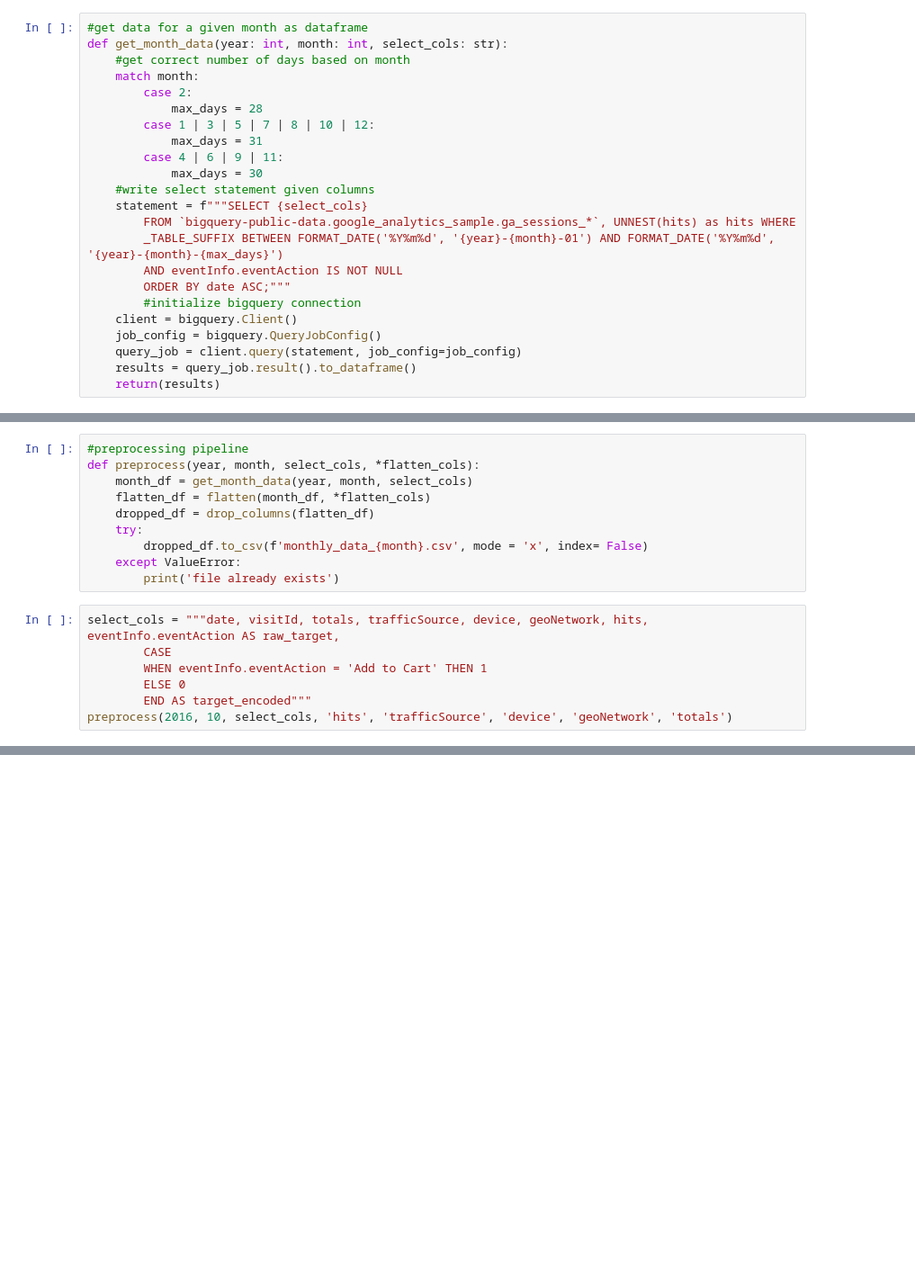
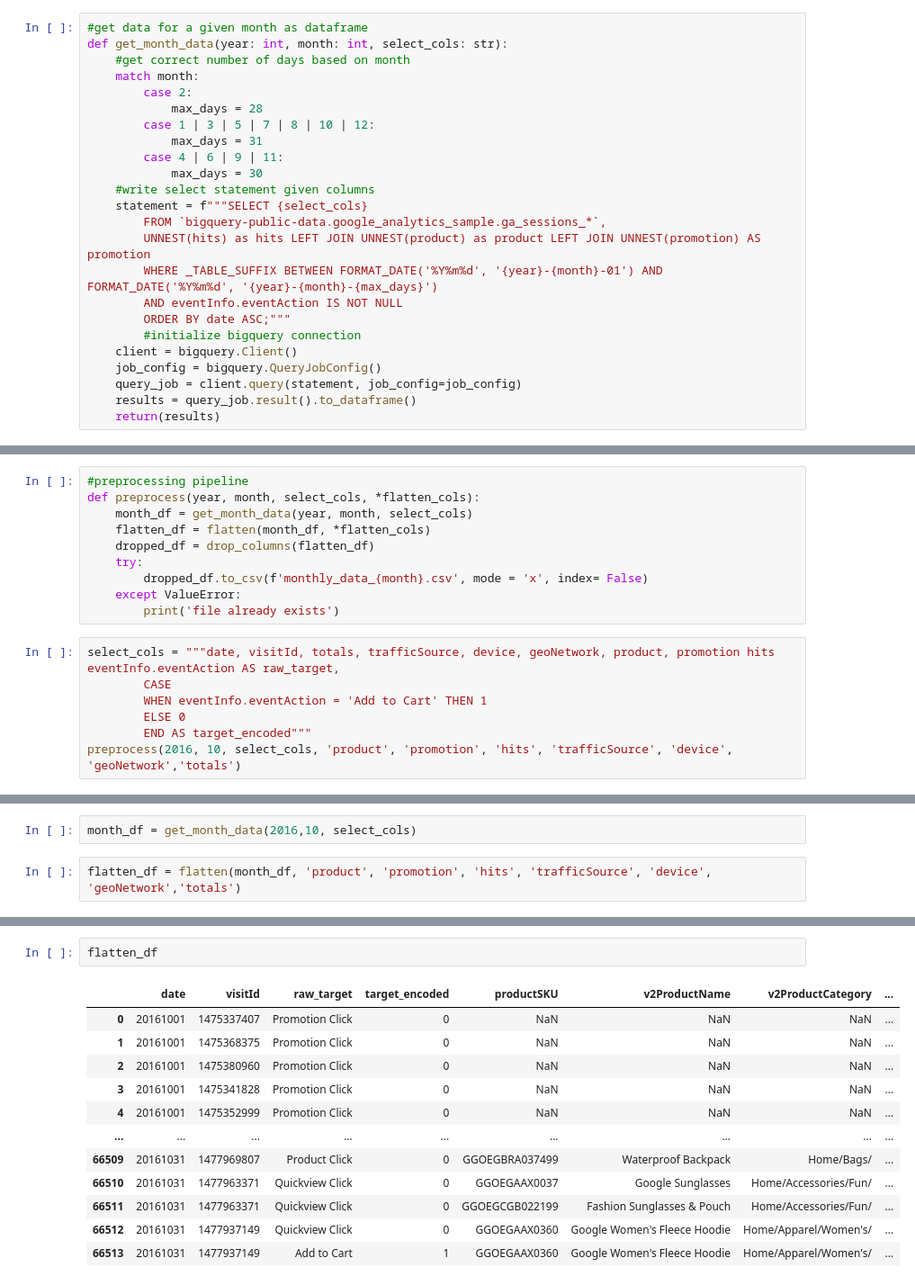
Before and after one commit to York-Solutions-B2E/jenny-huang-aml-capstone, a Jupyter notebook: data_ingestion.ipynb, the cells around one changed output, grey strips where cells are left out. Shown: that part at 90% size. Cells and saved outputs as stored; diff of their text form; blank space fills up the shorter version.

```diff
--- a/data_ingestion.ipynb
+++ b/data_ingestion.ipynb
@@ -16,8 +16,9 @@ def get_month_data(year: int, month: int, select_cols: str):
             max_days = 30
     #write select statement given columns
     statement = f"""SELECT {select_cols}
-        FROM `bigquery-public-data.google_analytics_sample.ga_sessions_*`, UNNEST(hits) as hits WHERE
-        _TABLE_SUFFIX BETWEEN FORMAT_DATE('%Y%m%d', '{year}-{month}-01') AND FORMAT_DATE('%Y%m%d', '{year}-{month}-{max_days}')
+        FROM `bigquery-public-data.google_analytics_sample.ga_sessions_*`,
+        UNNEST(hits) as hits LEFT JOIN UNNEST(product) as product LEFT JOIN UNNEST(promotion) AS promotion
+        WHERE _TABLE_SUFFIX BETWEEN FORMAT_DATE('%Y%m%d', '{year}-{month}-01') AND FORMAT_DATE('%Y%m%d', '{year}-{month}-{max_days}')
         AND eventInfo.eventAction IS NOT NULL
         ORDER BY date ASC;"""
         #initialize bigquery connection
@@ -61,9 +68,9 @@ def preprocess(year, month, select_cols, *flatten_cols):
     except ValueError:
         print('file already exists')
 # %%
-select_cols = """date, visitId, totals, trafficSource, device, geoNetwork, hits, eventInfo.eventAction AS raw_target,
+select_cols = """date, visitId, totals, trafficSource, device, geoNetwork, product, promotion hits eventInfo.eventAction AS raw_target,
         CASE
         WHEN eventInfo.eventAction = 'Add to Cart' THEN 1
         ELSE 0
         END AS target_encoded"""
-preprocess(2016, 10, select_cols, 'hits', 'trafficSource', 'device', 'geoNetwork', 'totals')
+preprocess(2016, 10, select_cols, 'product', 'promotion', 'hits', 'trafficSource', 'device', 'geoNetwork','totals')
@@ -71,0 +84,4 @@ preprocess(2017,3, select_cols, 'hits', 'trafficSource', 'device', 'geoNetwork',
+# %%
+month_df = get_month_data(2016,10, select_cols)
+# %%
+flatten_df = flatten(month_df, 'product', 'promotion', 'hits', 'trafficSource', 'device', 'geoNetwork','totals')
@@ -71,0 +96,15 @@ preprocess(2017,3, select_cols, 'hits', 'trafficSource', 'device', 'geoNetwork',
+# %%
+flatten_df
+# %% [output]
+|  | date | visitId | raw_target | target_encoded | productSKU | v2ProductName | v2ProductCategory | ... |
+| 0 | 20161001 | 1475337407 | Promotion Click | 0 | NaN | NaN | NaN | ... |
+| 1 | 20161001 | 1475368375 | Promotion Click | 0 | NaN | NaN | NaN | ... |
+| 2 | 20161001 | 1475380960 | Promotion Click | 0 | NaN | NaN | NaN | ... |
+| 3 | 20161001 | 1475341828 | Promotion Click | 0 | NaN | NaN | NaN | ... |
+| 4 | 20161001 | 1475352999 | Promotion Click | 0 | NaN | NaN | NaN | ... |
+| ... | ... | ... | ... | ... | ... | ... | ... | ... |
+| 66509 | 20161031 | 1477969807 | Product Click | 0 | GGOEGBRA037499 | Waterproof Backpack | Home/Bags/ | ... |
+| 66510 | 20161031 | 1477963371 | Quickview Click | 0 | GGOEGAAX0037 | Google Sunglasses | Home/Accessories/Fun/ | ... |
+| 66511 | 20161031 | 1477963371 | Quickview Click | 0 | GGOEGCGB022199 | Fashion Sunglasses & Pouch | Home/Accessories/Fun/ | ... |
+| 66512 | 20161031 | 1477937149 | Quickview Click | 0 | GGOEGAAX0360 | Google Women's Fleece Hoodie | Home/Apparel/Women's/ | ... |
+| 66513 | 20161031 | 1477937149 | Add to Cart | 1 | GGOEGAAX0360 | Google Women's Fleece Hoodie | Home/Apparel/Women's/ | ... |
```
Also changed, not shown: parts of 9 cells of this notebook, 1 other file.
